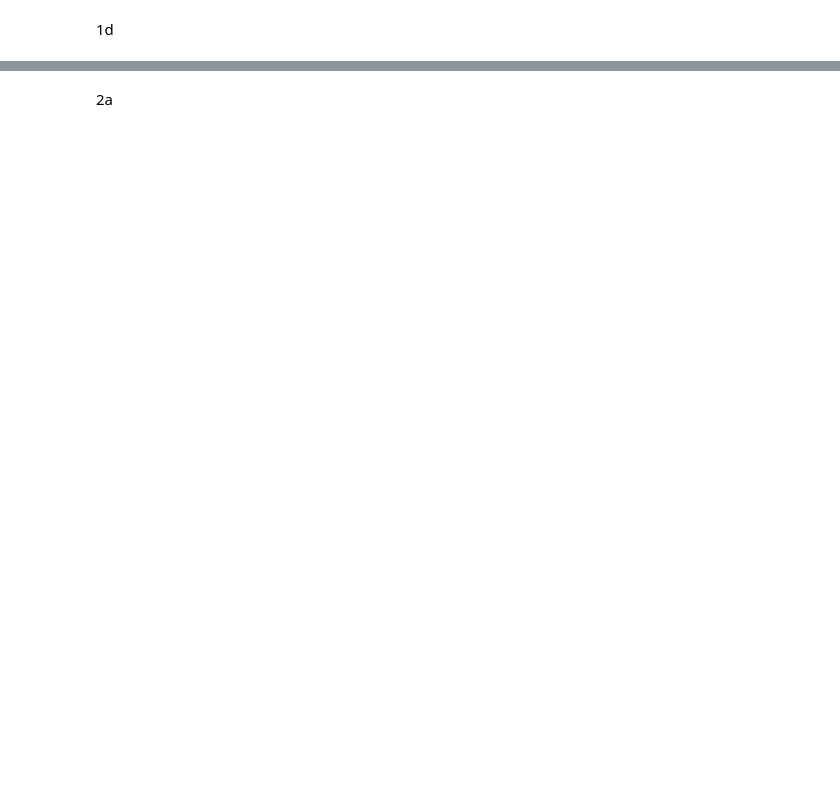
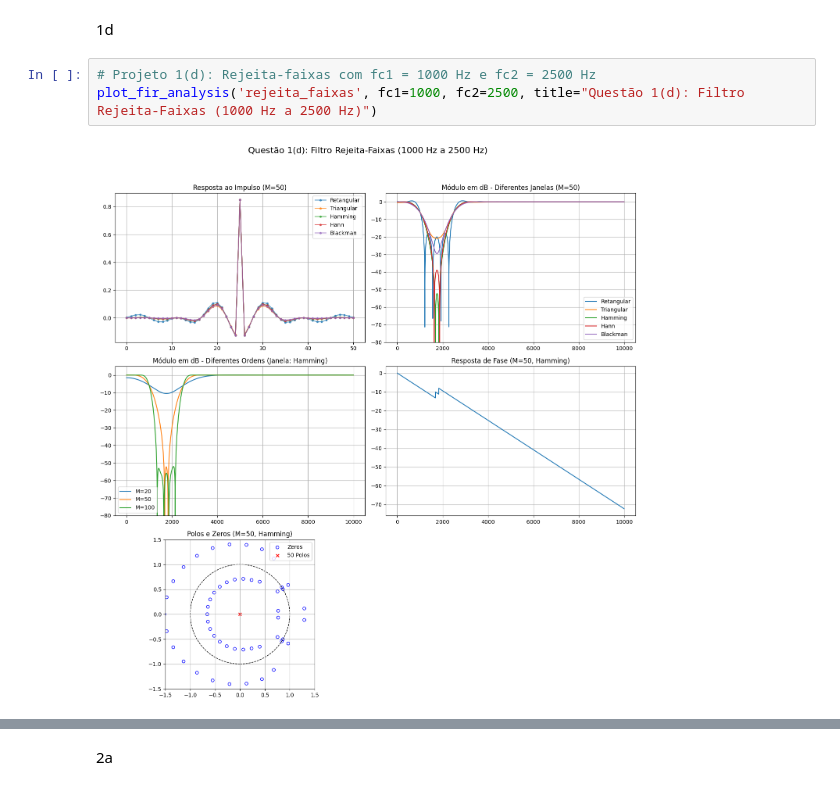
Before and after one commit to masterAristocats/Trabalho-Processamento-de-Sinais-I-7, a Jupyter notebook: rep.ipynb, the cells around one changed output, grey strips where cells are left out. Saved outputs shown, nothing was run; the diff lists cells and outputs as text; blank space fills up the shorter version.

```diff
--- a/rep.ipynb
+++ b/rep.ipynb
@@ -16,2 +260,7 @@ Mounted at /content/drive
 # %% [markdown]
 1d
+# %%
+# Projeto 1(d): Rejeita-faixas com fc1 = 1000 Hz e fc2 = 2500 Hz
+plot_fir_analysis('rejeita_faixas', fc1=1000, fc2=2500, title="Questão 1(d): Filtro Rejeita-Faixas (1000 Hz a 2500 Hz)")
+# %% [output]
+[figure, added]
```
Also changed, not shown: parts of 13 cells of this notebook.
